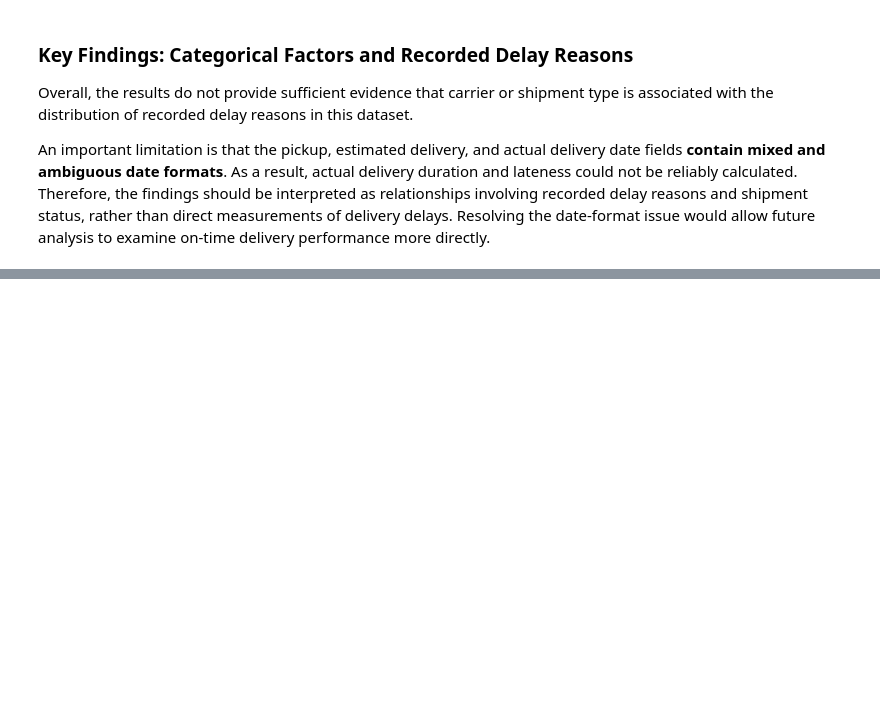
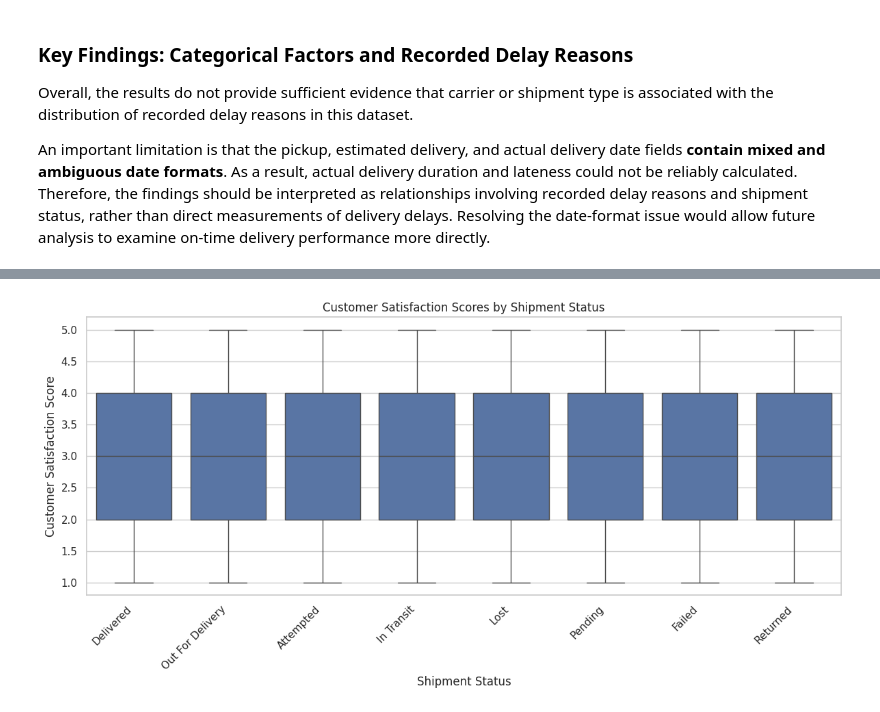
Before and after one commit to ayannaavalos/INSY6500_logistics_supplychain_project, a Jupyter notebook: notebooks/03_exploratory_data_analysis.ipynb, the cells around one changed output, grey strips where cells are left out. Drawn from its saved outputs; the diff is of its cells as text; code cells hidden in the pictures; blank space fills up the shorter version.

```diff
--- a/notebooks/03_exploratory_data_analysis.ipynb
+++ b/notebooks/03_exploratory_data_analysis.ipynb
@@ -732,0 +910,21 @@ An important limitation is that the pickup, estimated delivery, and actual deliv
+# %%
+satisfaction_by_status = df.dropna(
+    subset=["customer_satisfaction_score"]
+)
+
+plt.figure(figsize=(12, 6))
+
+sns.boxplot(
+    data=satisfaction_by_status,
+    x="status",
+    y="customer_satisfaction_score"
+)
+
+plt.title("Customer Satisfaction Scores by Shipment Status")
+plt.xlabel("Shipment Status")
+plt.ylabel("Customer Satisfaction Score")
+plt.xticks(rotation=45, ha="right")
+plt.tight_layout()
+plt.show()
+# %% [output]
+[figure, added]
```
Also changed, not shown: parts of 30 cells of this notebook.
